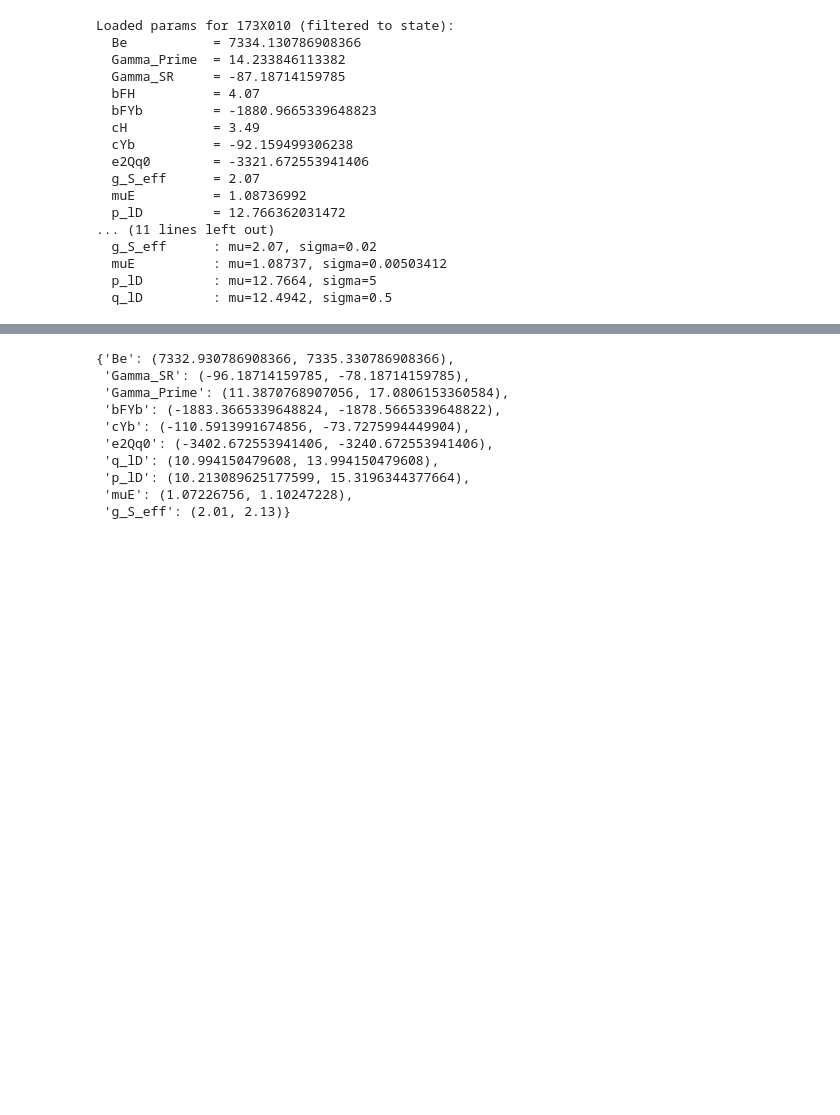
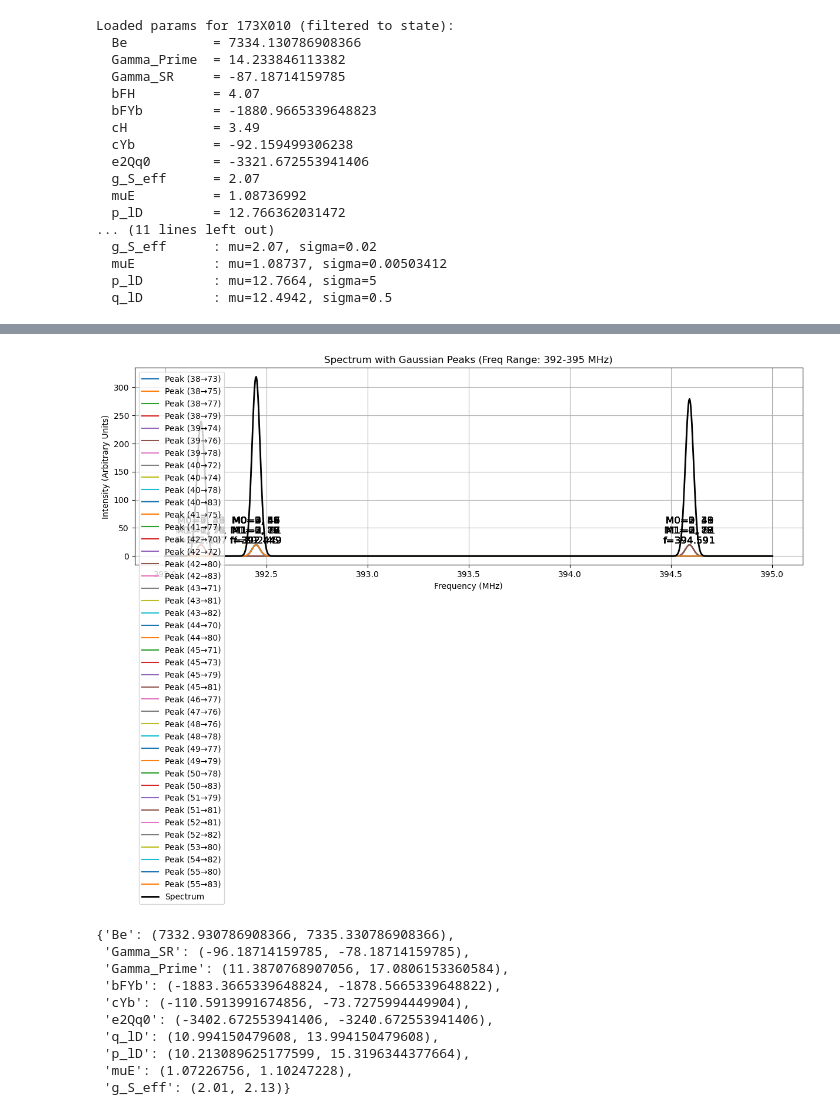
Before and after one commit to YuikiTakahashi/Molecule_spectrum_prediction, a Jupyter notebook: 173_prediction_Nov2025.ipynb, the cells around one changed output, grey strips where cells are left out. Saved outputs shown, nothing was run; the diff lists cells and outputs as text; code cells hidden in the pictures; blank space fills up the shorter version.

```diff
--- a/173_prediction_Nov2025.ipynb
+++ b/173_prediction_Nov2025.ipynb
@@ -1277,3 +1407,59 @@ Loaded spectra: [('spec0', 9, 0.0, 0.0), ('spec1', 7, 20.0, 5.0), ('spec2', 7, 4
+# %%
+out = X010_173.calculate_two_photon_spectrum(0, 1e-8,list(range(84)), parity_sign = 1, laser_polarization = 'orth')
+
+transitions = out[1]
+
+# Frequency bounds (AOM 0 frequency)
+freq_min = 392
+freq_max = 395
+
+offset  = 0 # MHz
+
+# Filter transitions within bounds
+filtered_transitions = [t for t in transitions if (freq_min <= (t['freq']-offset) <= freq_max)]
+
+
+# Spectrum parameters
+freq_range = np.linspace(freq_min, freq_max, 1000)  # Define the frequency range for the plot
+freq_width = 0.02 # Gaussian width in MHz
+
+# Initialize the spectrum
+spectrum = np.zeros_like(freq_range)
+
+# Create figure with constrained layout
+fig, ax = plt.subplots(figsize=(12, 8), constrained_layout=True)
+
+for transition in filtered_transitions:
+    freq = (transition['freq']- offset)   #accounting for 1 MHz offset correction
+    label = f"({transition['state index 0']}→{transition['state index 1']})"
+
+    # Generate Gaussian peak
+    gaussian_peak = norm.pdf(freq_range, loc=freq, scale=freq_width)
+    spectrum += gaussian_peak  # Add the peak to the spectrum
+
+    # Plot the peak
+    ax.plot(freq_range, gaussian_peak, label=f"Peak {label}")
+
+
+    # Annotate the peak with state information
+    if transition['M0'] >= 0:
+        ax.text(freq, max(gaussian_peak) * 1.1, f"M0={transition['M0']}, {transition['state index 0']}\nM1={transition['M1']}, {transition['state index 1']}\nf={round(freq,3)}",
+            fontsize=12, ha='center')
+
+# Plot the combined spectrum
+ax.plot(freq_range, spectrum, color='black', linewidth=2, label='Spectrum')
+
+# Labels and title
+ax.set_xlabel('Frequency (MHz)')
+ax.set_ylabel('Intensity (Arbitrary Units)')
+ax.set_title(f'Spectrum with Gaussian Peaks (Freq Range: {freq_min}-{freq_max} MHz)')
+ax.grid(True)
+ax.legend()
+
+# Show the plot
+plt.show()
+# %% [output]
+[figure, added]
 # %%
 import numpy as np
 import pandas as pd
```
Also changed, not shown: parts of 15 cells of this notebook, 3 other files.
